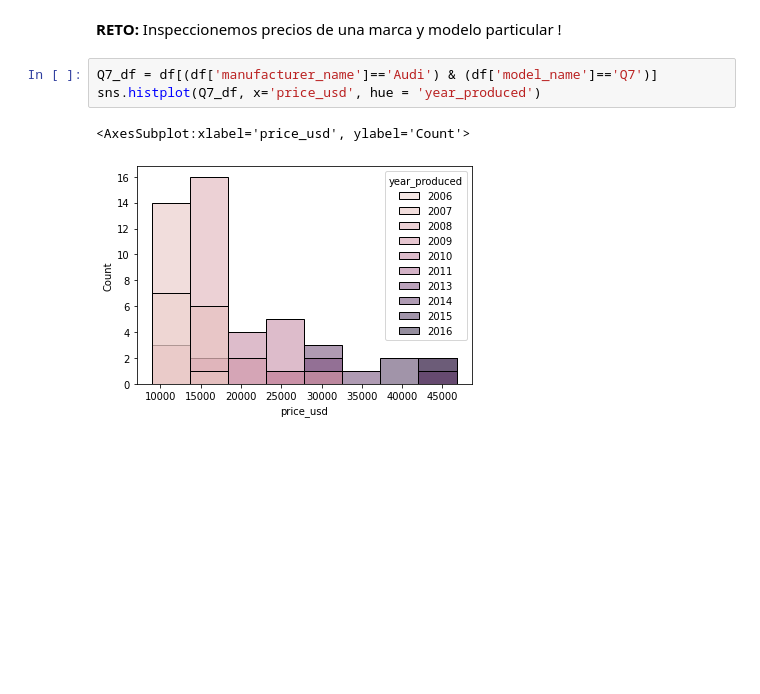
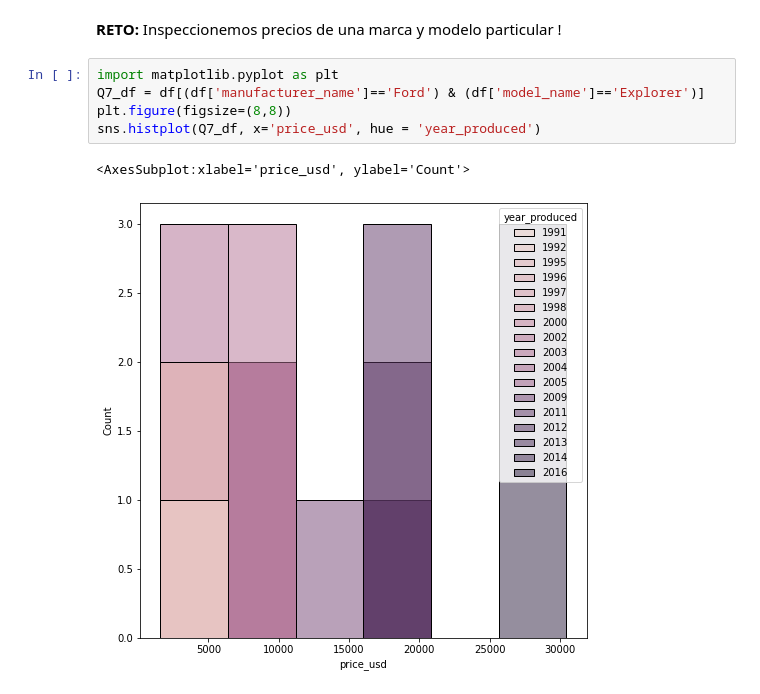
Before and after one commit to FlavioACR/Curso-de-Matematicas-para-Data-Science-Estadistica-Descriptiva, a Jupyter notebook: clase-07medidas-central.ipynb, the cells around one changed output. Drawn from its saved outputs; the diff is of its cells as text; blank space fills up the shorter version.

```diff
--- a/clase-07medidas-central.ipynb
+++ b/clase-07medidas-central.ipynb
@@ -68,11 +77,13 @@ df.groupby('engine_type').count()
 # %% [markdown]
 **RETO:** Inspeccionemos precios de una marca y modelo particular !
 # %%
-Q7_df = df[(df['manufacturer_name']=='Audi') & (df['model_name']=='Q7')]
+import matplotlib.pyplot as plt
+Q7_df = df[(df['manufacturer_name']=='Ford') & (df['model_name']=='Explorer')]
+plt.figure(figsize=(8,8))
 sns.histplot(Q7_df, x='price_usd', hue = 'year_produced')
 # %% [output]
 <AxesSubplot:xlabel='price_usd', ylabel='Count'>
-[figure, old version]
+[figure, new version]
 # %% [markdown]
 <a style='text-decoration:none;line-height:16px;display:flex;color:#5B5B62;padding:10px;justify-content:end;' href='https://deepnote.com?utm_source=created-in-deepnote-cell&projectId=0b46b1de-a773-4955-a442-5059aa35fe3b' target="_blank">
 <img alt='Created in deepnote.com' style='display:inline;max-height:16px;margin:0px;margin-right:7.5px;' src='embedded-picture-1' > </img>
```
Also changed, not shown: parts of 2 cells of this notebook, 7 other files.
